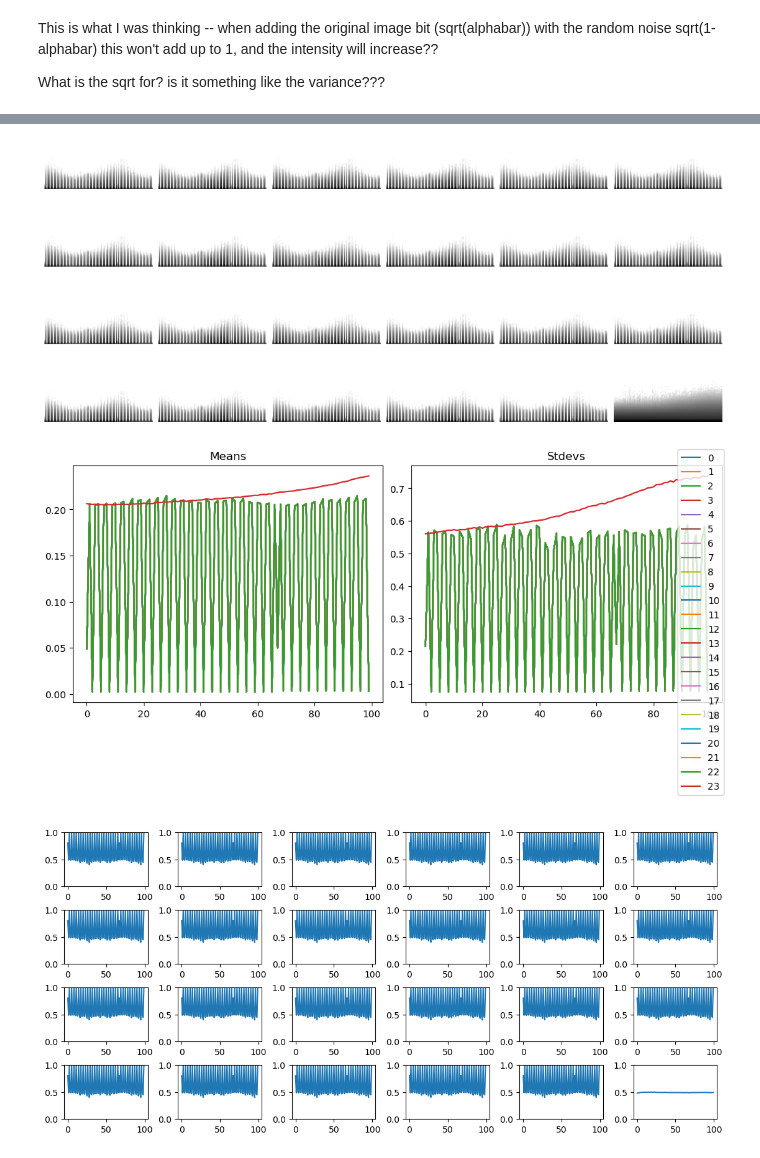
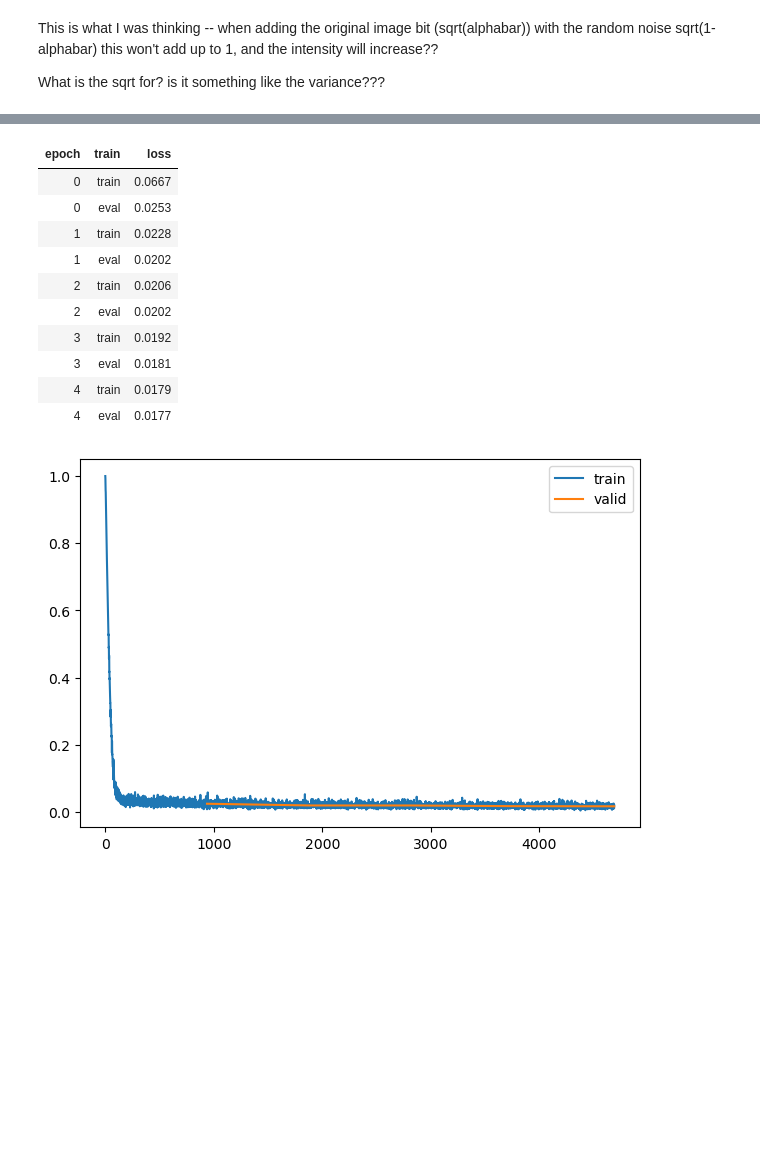
Before and after one commit to tom-pollak/tinyai, a Jupyter notebook: nbs/15_ddpm.ipynb, the cells around one changed output, grey strips where cells are left out. Saved outputs shown, nothing was run; the diff lists cells and outputs as text; code cells hidden in the pictures; blank space fills up the shorter version.

```diff
--- a/nbs/15_ddpm.ipynb
+++ b/nbs/15_ddpm.ipynb
@@ -213,18 +213,12 @@ def get_model(nfs=(16,32,64,64)):
 model = get_model()
 init_ddpm(model)
 
-# when we divide by the exponential moving average of the squared gradient
-# we don't want to divide by 0. So we add eps.
-# If eps is really small, this can make the lr *huge*, so we should increase it
-opt_func = partial(optim.AdamW, eps=1e-5)
-
-cbs = [DeviceCB(), TrainCB(n_inp=2), ProgressCB(), PlotLossCB()] # Trainer with n_inp=2
-learn = Learner(model, dls, loss_func=F.mse_loss, opt_func=opt_func, cbs=cbs)
+trainer_cls = Trainer
+trainer_cls.default_cbs = [
+    DeviceCB(),
+    TrainCB(n_inp=2),
+    ProgressCB(),
+    PlotLossCB(),
+]
+learn = trainer_cls(model, dls, loss_func=F.mse_loss)
 # learn.summary()
-# %%
-learn.fit(
-    10,
-    lr=1e-5,
-    cbs=LRFinderCB(),
-    ignore_cbs=PlotCB,
-)
@@ -235,6 +224,0 @@ learn.fit(
-# %%
-lr = 3e-3
-epochs = 1
-sched = partial(optim.lr_scheduler.OneCycleLR, max_lr = lr, total_steps = epochs * len(dls.train))
-astats = ActivationStats()
-learn.fit(epochs, lr=lr, cbs=[BatchSchedCB(sched), MetricsCB(), astats])
@@ -244 +232,16 @@ learn.fit(epochs, lr=lr, cbs=[BatchSchedCB(sched), MetricsCB(), astats])
+# %%
+learn.fit_one_cycle(5, lr=1e-2, cbs=[MetricsCB()])
+# %% [output]
+| epoch | train | loss |
+| 0 | train | 0.0667 |
+| 0 | eval | 0.0253 |
+| 1 | train | 0.0228 |
+| 1 | eval | 0.0202 |
+| 2 | train | 0.0206 |
+| 2 | eval | 0.0202 |
+| 3 | train | 0.0192 |
+| 3 | eval | 0.0181 |
+| 4 | train | 0.0179 |
+| 4 | eval | 0.0177 |
+[figure, added]
 # %%
@@ -247,8 +250,2 @@ learn.model = torch.load("fashion_ddpm.pkl")
-# %%
-astats.plot_all(lim=slice(0, 100))
-# %% [output]
-[figure, removed]
-[figure, removed]
-[figure, removed]
 # %%
 samples = sample(learn.model, (32, 1, 32, 32), alpha, alphabar, sigma, 1000)
```
Also changed, not shown: parts of 9 cells of this notebook, 4 other files.
